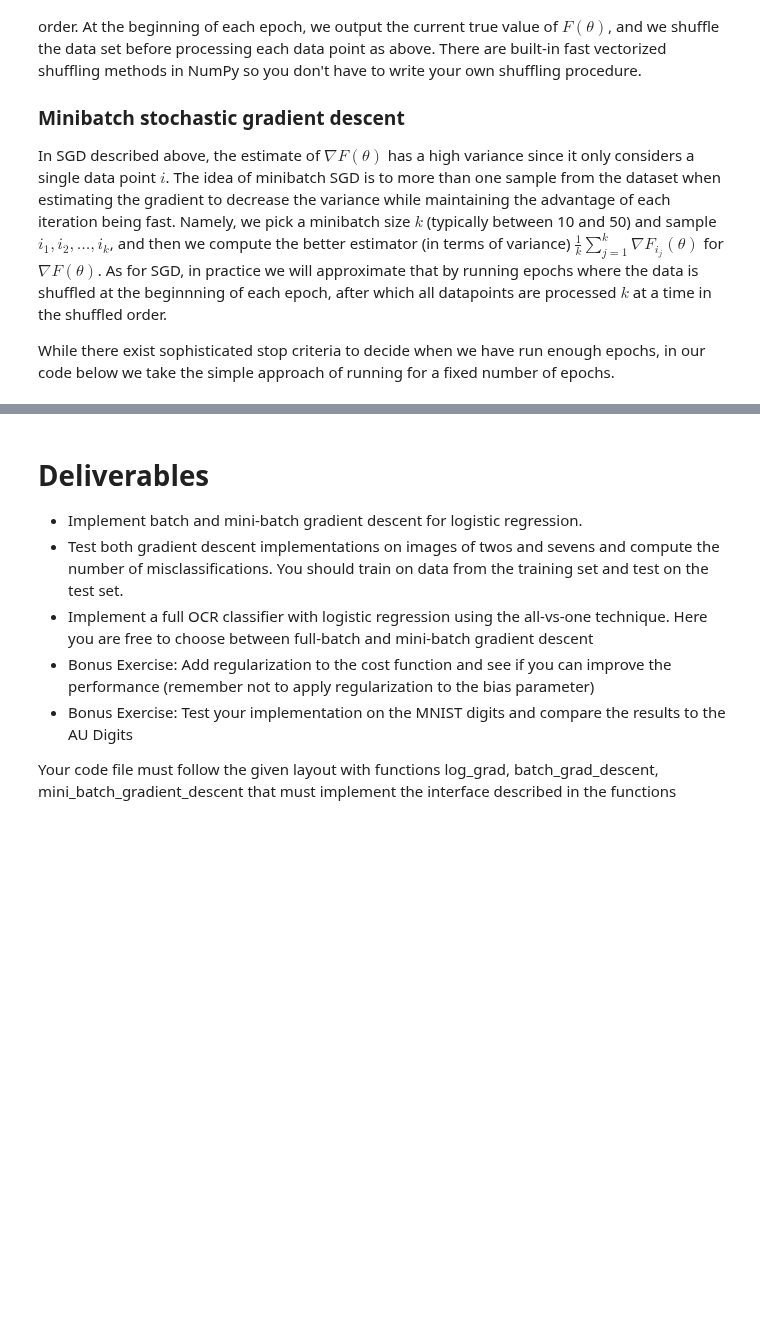
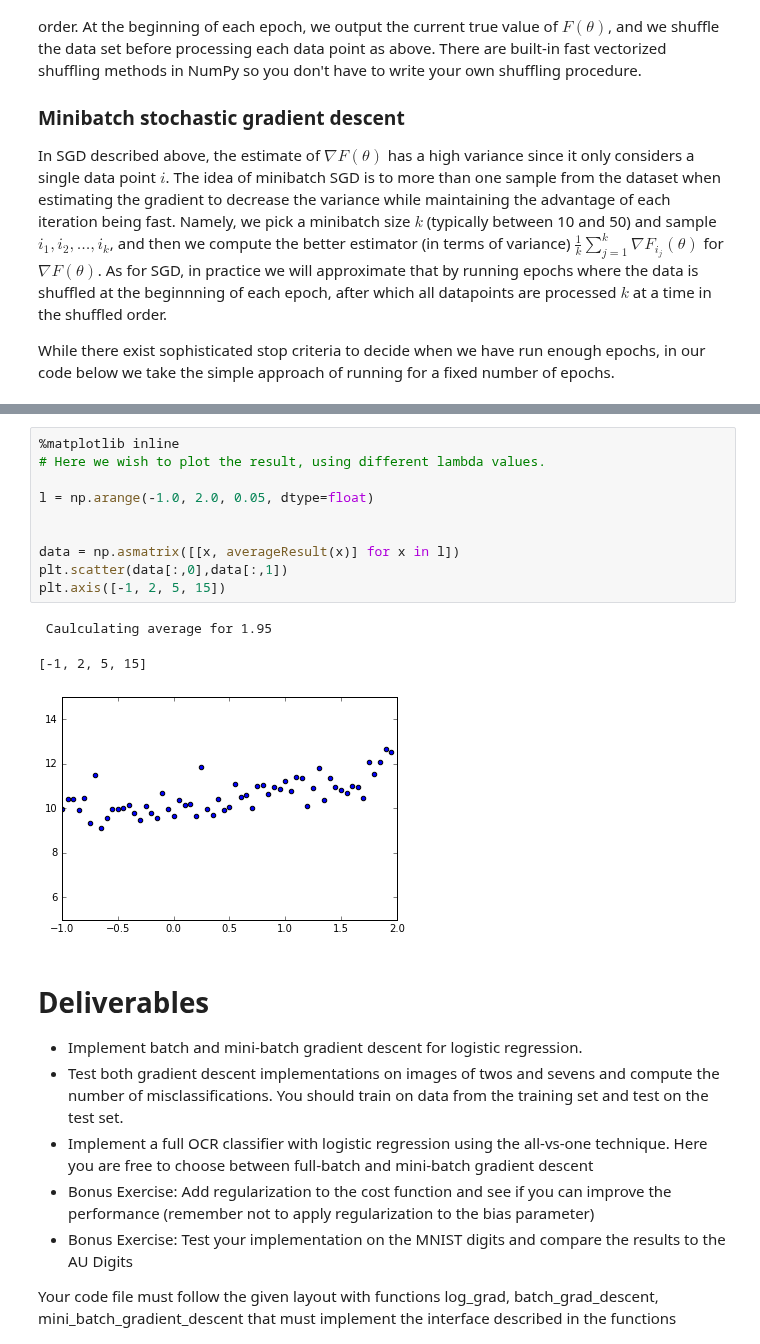
Before and after one commit to Malakith/dMachineLearning, a Jupyter notebook: Handin_1_Machine_Learning_2016.ipynb, the cells around one changed output, grey strips where cells are left out. Cells and saved outputs as stored; diff of their text form; blank space fills up the shorter version.

Commit message:
Corrected issues with regularization and testet some lambda values.

```diff
--- a/Handin_1_Machine_Learning_2016.ipynb
+++ b/Handin_1_Machine_Learning_2016.ipynb
@@ -457,3 +432,17 @@ Number of wrongly classified
+# %%
+%matplotlib inline
+# Here we wish to plot the result, using different lambda values.
+
+l = np.arange(-1.0, 2.0, 0.05, dtype=float)
+
+
+data = np.asmatrix([[x, averageResult(x)] for x in l])
+plt.scatter(data[:,0],data[:,1])
+plt.axis([-1, 2, 5, 15])
+# %% [output]
+ Caulculating average for 1.95
+[-1, 2, 5, 15]
+[figure, added]
 # %% [markdown]
 # Deliverables
 * Implement batch and mini-batch gradient descent for logistic regression.
```
Also changed, not shown: parts of 1 cell of this notebook.
